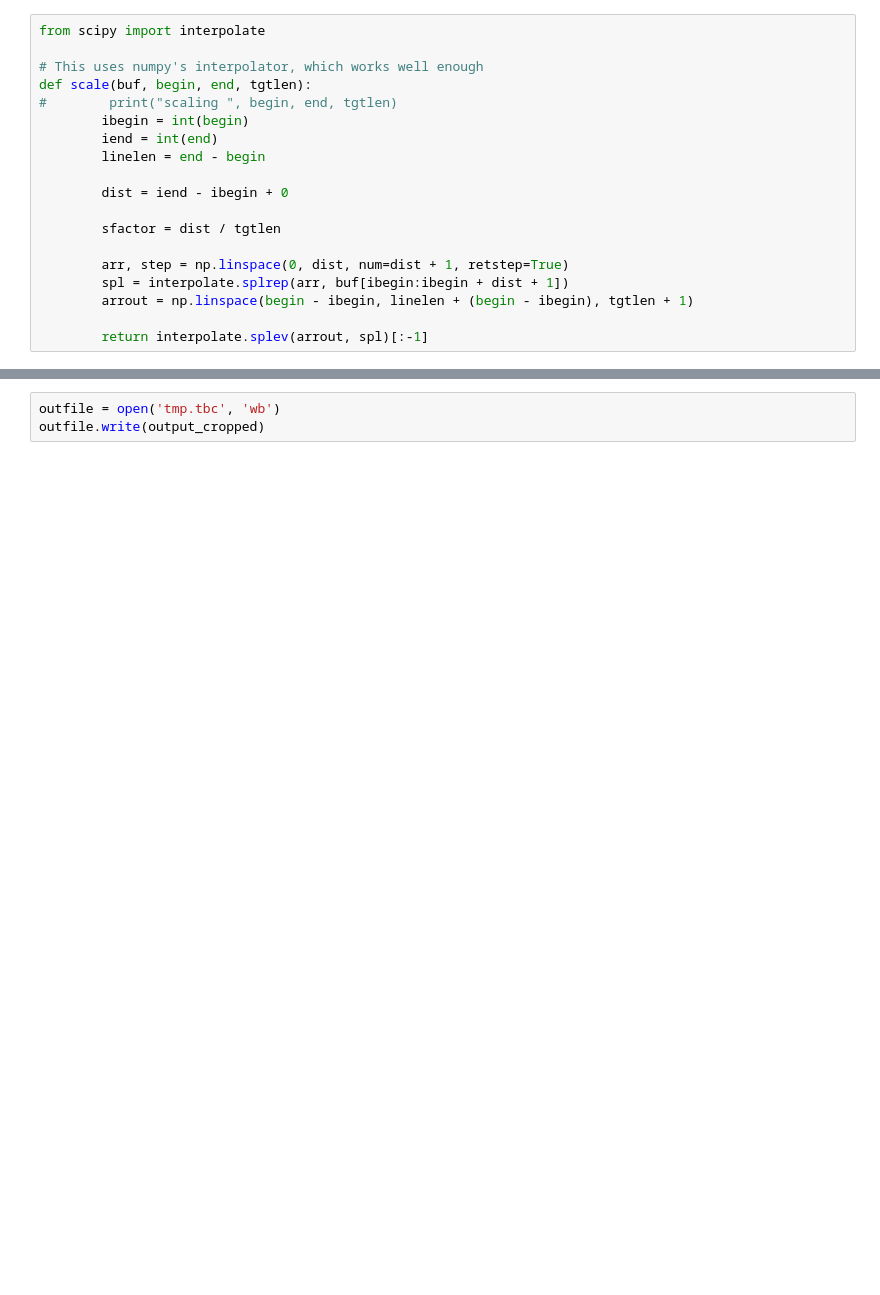
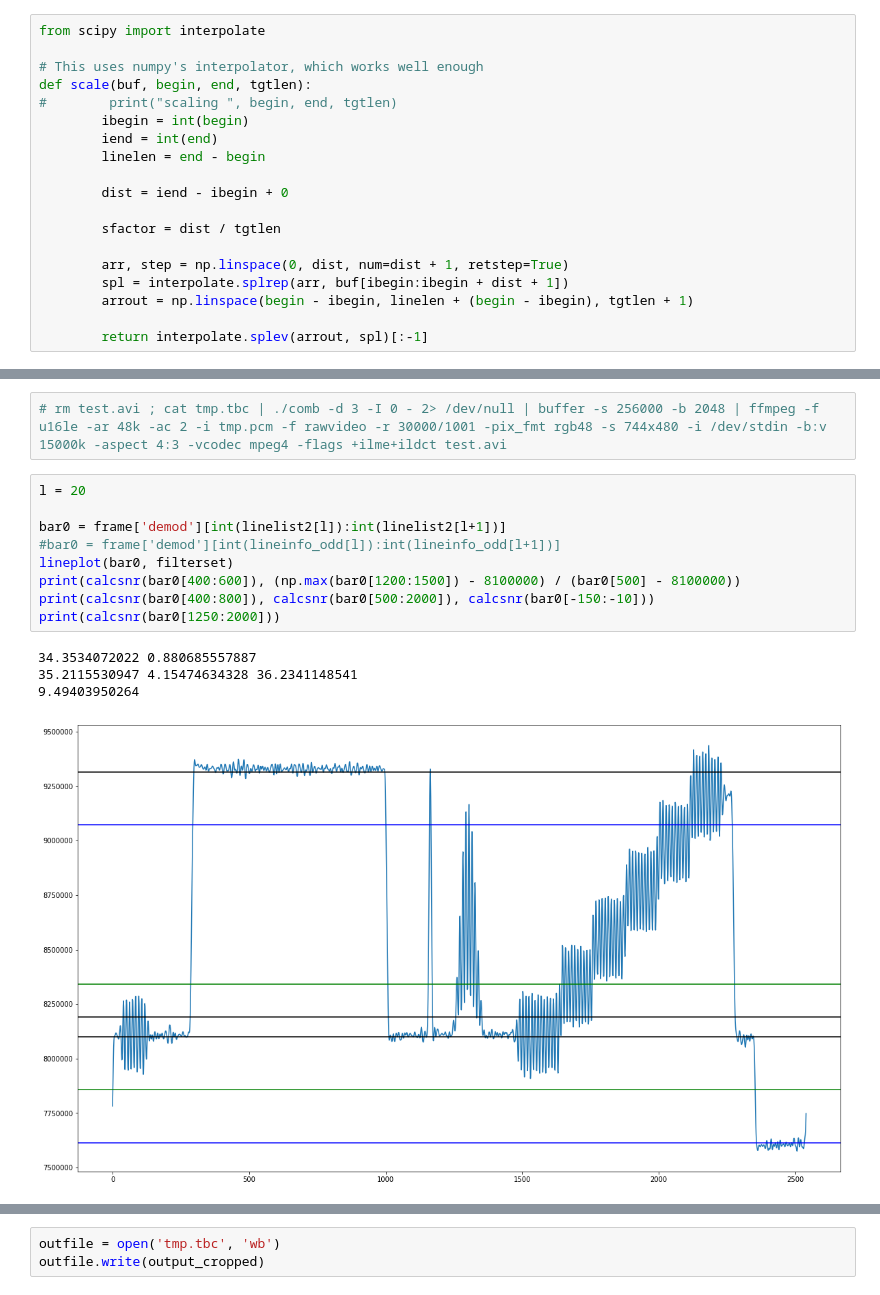
Before and after one commit to happycube/ld-decode, a Jupyter notebook: ld-decoder-dev.ipynb, the cells around one changed output, grey strips where cells are left out. Saved outputs shown, nothing was run; the diff lists cells and outputs as text; blank space fills up the shorter version.

```diff
--- a/ld-decoder-dev.ipynb
+++ b/ld-decoder-dev.ipynb
@@ -1202,0 +1438,16 @@ uint8 (504, 844) (504, 844)
+# %%
+# rm test.avi ; cat tmp.tbc | ./comb -d 3 -I 0 - 2> /dev/null | buffer -s 256000 -b 2048 | ffmpeg -f u16le -ar 48k -ac 2 -i tmp.pcm -f rawvideo -r 30000/1001 -pix_fmt rgb48 -s 744x480 -i /dev/stdin -b:v 15000k -aspect 4:3 -vcodec mpeg4 -flags +ilme+ildct test.avi
+# %%
+l = 20
+
+bar0 = frame['demod'][int(linelist2[l]):int(linelist2[l+1])]
+#bar0 = frame['demod'][int(lineinfo_odd[l]):int(lineinfo_odd[l+1])]
+lineplot(bar0, filterset)
+print(calcsnr(bar0[400:600]), (np.max(bar0[1200:1500]) - 8100000) / (bar0[500] - 8100000))
+print(calcsnr(bar0[400:800]), calcsnr(bar0[500:2000]), calcsnr(bar0[-150:-10]))
+print(calcsnr(bar0[1250:2000]))
+# %% [output]
+34.3534072022 0.880685557887
+35.2115530947 4.15474634328 36.2341148541
+9.49403950264
+[figure, added]
```
Also changed, not shown: parts of 77 cells of this notebook.
